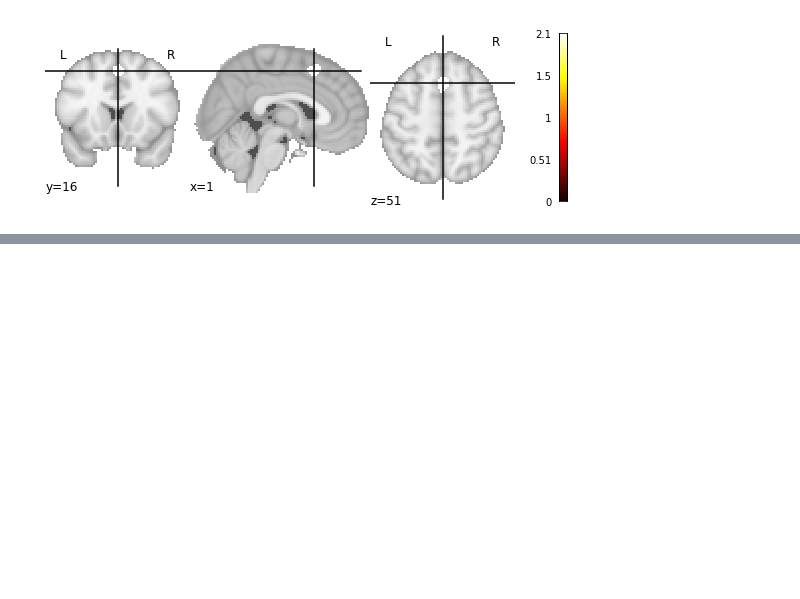
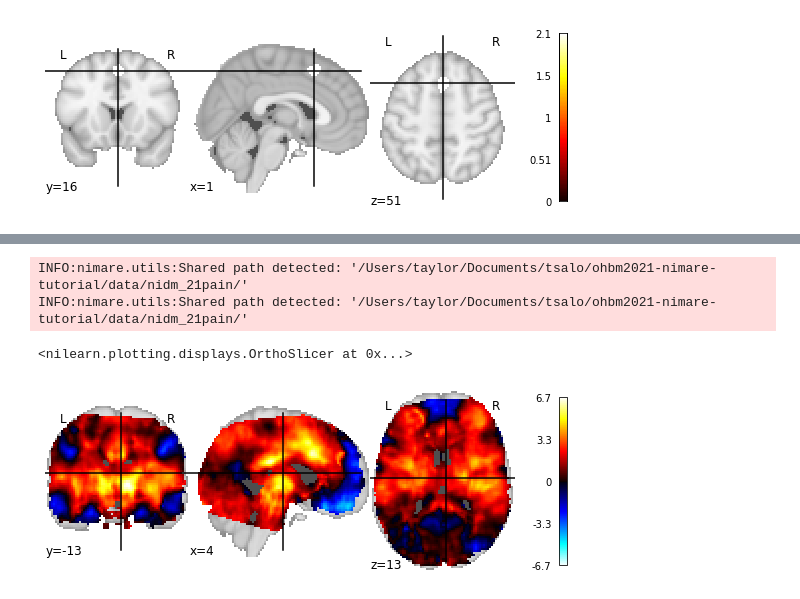
Before and after one commit to neurostuff/ohbm2021-nimare-tutorial, a Jupyter notebook: tutorial.ipynb, the cells around one changed output, grey strips where cells are left out. Saved outputs shown, nothing was run; the diff lists cells and outputs as text; code cells hidden in the pictures; blank space fills up the shorter version.

Commit message:
Add image-based meta-analyses.

```diff
--- a/tutorial.ipynb
+++ b/tutorial.ipynb
@@ -203,0 +215,25 @@ plotting.plot_stat_map(mc_results.get_map("z_level-cluster_corr-FWE_method-monte
+# %%
+# Calculate missing images
+pain_dset.images = nimare.transforms.transform_images(
+    pain_dset.images,
+    target="z",
+    masker=pain_dset.masker,
+    metadata_df=pain_dset.metadata,
+)
+pain_dset.images = nimare.transforms.transform_images(
+    pain_dset.images,
+    target="varcope",
+    masker=pain_dset.masker,
+    metadata_df=pain_dset.metadata,
+)
+# %% [output]
+INFO:nimare.utils:Shared path detected: '/Users/taylor/Documents/tsalo/ohbm2021-nimare-tutorial/data/nidm_21pain/'
+INFO:nimare.utils:Shared path detected: '/Users/taylor/Documents/tsalo/ohbm2021-nimare-tutorial/data/nidm_21pain/'
+# %%
+dsl_meta = nimare.meta.ibma.DerSimonianLaird()
+dsl_results = dsl_meta.fit(pain_dset)
+# %%
+plotting.plot_stat_map(dsl_results.get_map("z"))
+# %% [output]
+<nilearn.plotting.displays.OrthoSlicer at 0x...>
+[figure, added]
```
Also changed, not shown: parts of 4 cells of this notebook, 1 other file.
